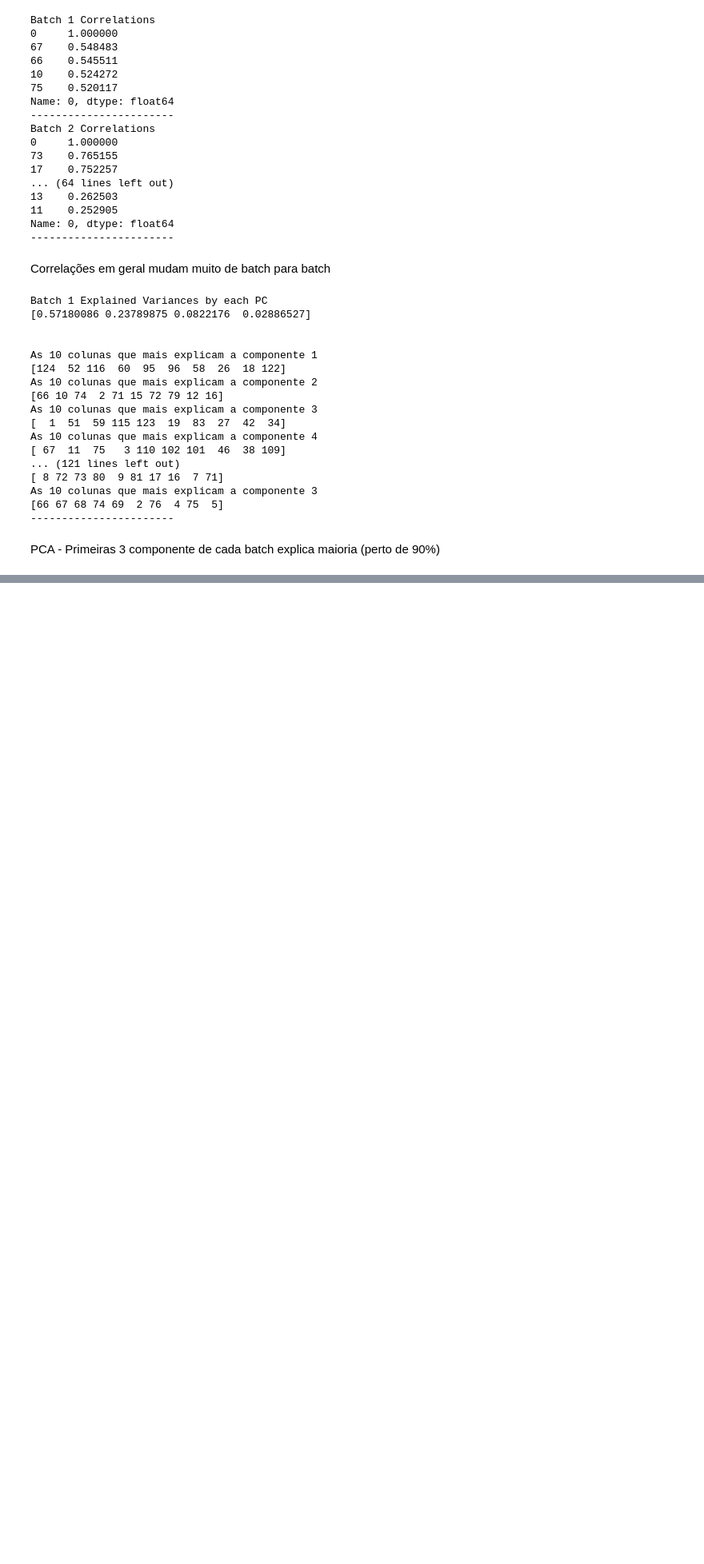
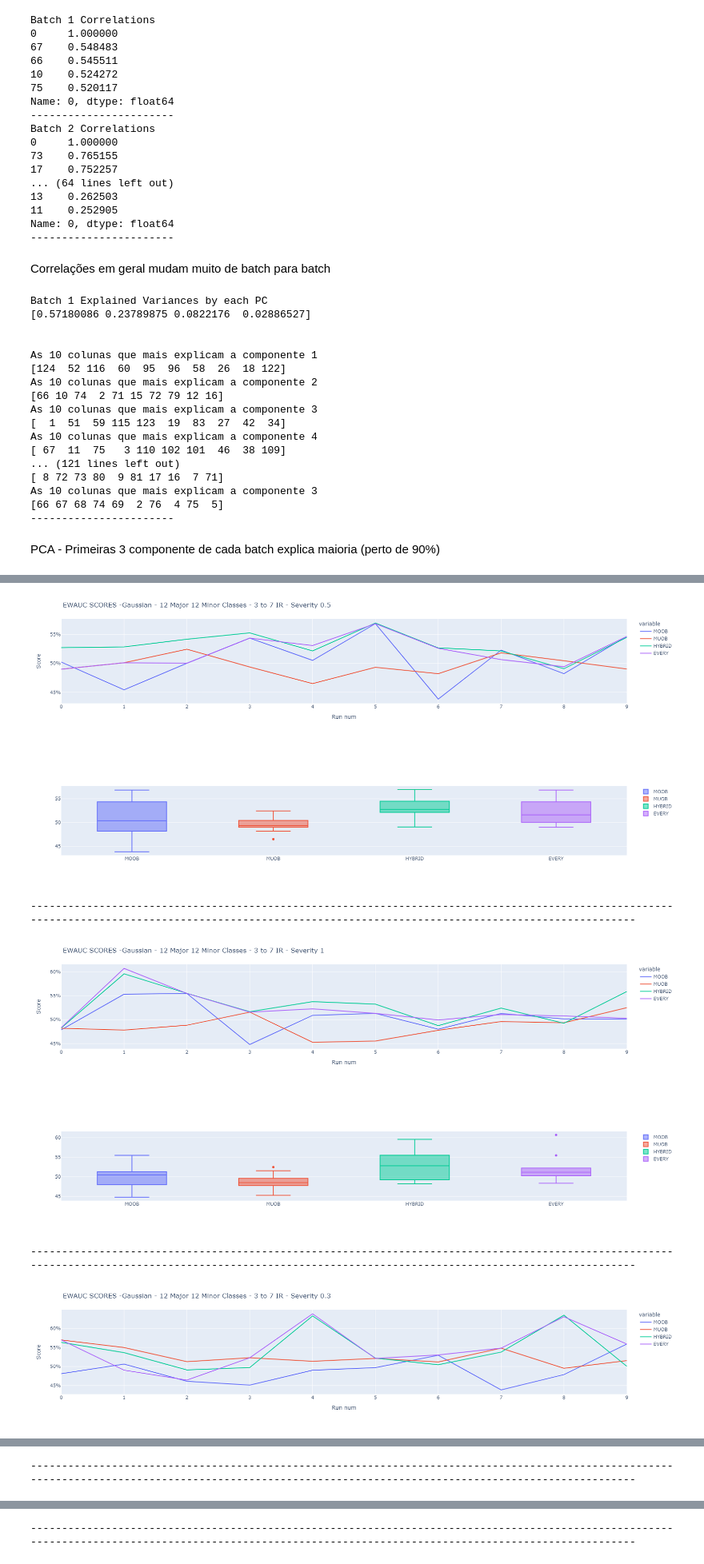
Before and after one commit to nrguimaraes/MultiClassCD, a Jupyter notebook: analise.ipynb, the cells around one changed output, grey strips where cells are left out. Shown at 80% size. Cells and saved outputs as stored; diff of their text form; code cells hidden in the pictures; blank space fills up the shorter version.

```diff
--- a/analise.ipynb
+++ b/analise.ipynb
@@ -392,0 +316,27 @@ gmean 0.0
+# %%
+filesToRead = [
+"_12_12_ir37_sev_0.5.txt",
+"_12_12_ir37_sev_1.txt",
+"_12_12_ir37_sev_0.3.txt",
+"_12_12_ir19_sev_0.5.txt",
+"_12_12_ir19_sev_1.txt",
+"_12_12_ir19_sev_0.1.txt"
+]
+modesTested = [
+    "MOOB",
+    "MUOB",
+    "HYBRID",
+    "EVERY"
+]
+
+titlesToPrint = [
+"Gaussian - 12 Major 12 Minor Classes - 3 to 7 IR - Severity 0.5",
+"Gaussian - 12 Major 12 Minor Classes - 3 to 7 IR - Severity 1",
+"Gaussian - 12 Major 12 Minor Classes - 3 to 7 IR - Severity 0.3",
+"Gaussian - 12 Major 12 Minor Classes - 1 to 9 IR - Severity 0.5",
+"Gaussian - 12 Major 12 Minor Classes - 1 to 9 IR - Severity 1",
+"Gaussian - 12 Major 12 Minor Classes - 1 to 9 IR - Severity 0.1"
+]
+
+numFiles = len(filesToRead)
+numModes = len(modesTested)
@@ -392,0 +345,18 @@ gmean 0.0
+# %%
+for xax in range(0,numFiles):
+    ewauc_scores = scores(modesTested[0]+filesToRead[xax],modesTested[0],"ewauc")
+
+    for xaxa in range(1,numModes):
+        temp = scores(modesTested[xaxa]+filesToRead[xax],modesTested[xaxa],"ewauc")
+        ewauc_scores.insert(len(ewauc_scores.columns),temp.columns[0],temp.iloc[:,0].tolist())
+    plot_scores(ewauc_scores,"EWAUC SCORES -" + titlesToPrint[xax])
+    box_show(ewauc_scores)
+    print ('-' * 200)
+# %% [output]
+[figure, added]
+[figure, added]
+--------------------------------------------------------------------------------------------------------------------------------------------------------------------------------------------------------
+[figure, added]
+[figure, added]
+--------------------------------------------------------------------------------------------------------------------------------------------------------------------------------------------------------
+[figure, added]
@@ -392,0 +364 @@ gmean 0.0
+--------------------------------------------------------------------------------------------------------------------------------------------------------------------------------------------------------
@@ -392,0 +367 @@ gmean 0.0
+--------------------------------------------------------------------------------------------------------------------------------------------------------------------------------------------------------
```
Also changed, not shown: parts of 15 cells of this notebook, 25 other files.
